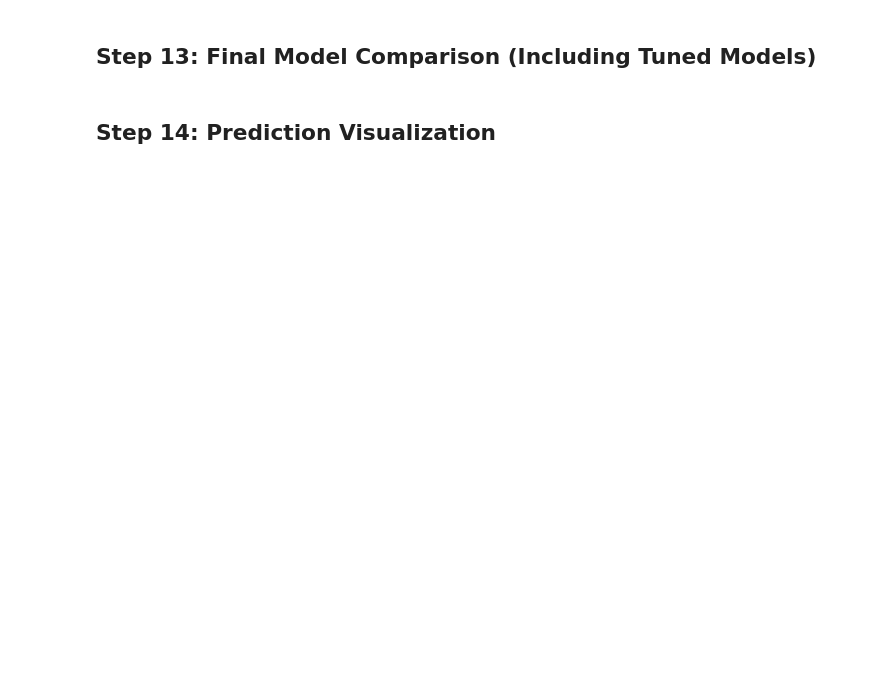
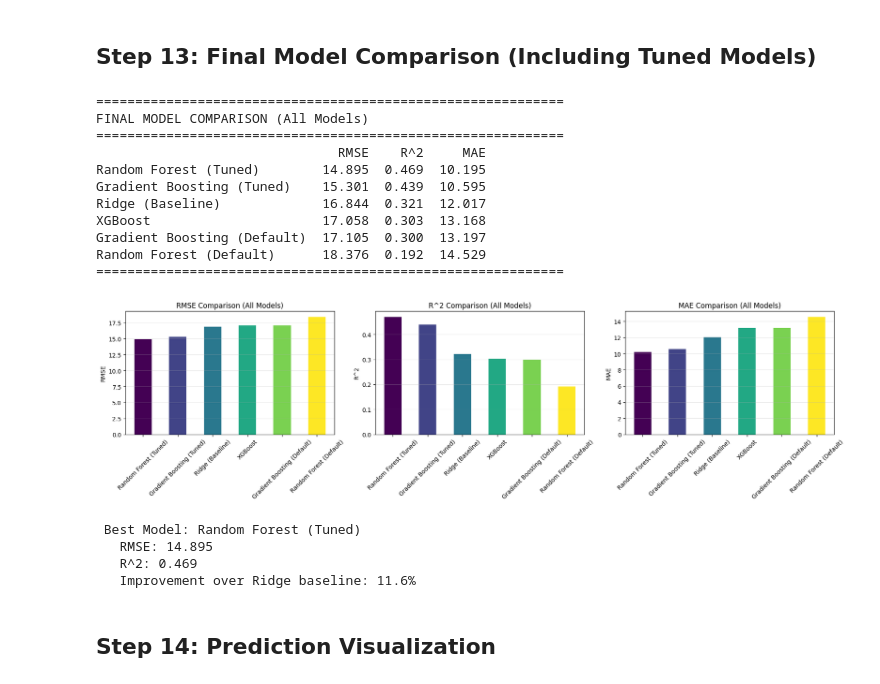
Before and after one commit to yaluk2333/242Amlproject, a Jupyter notebook: code/rf_gb.ipynb, the cells around one changed output. Drawn from its saved outputs; the diff is of its cells as text; code cells hidden in the pictures; blank space fills up the shorter version.

```diff
--- a/code/rf_gb.ipynb
+++ b/code/rf_gb.ipynb
@@ -427,47 +502,62 @@ print(f"Improvement over baseline: RMSE reduction = {rmse_ridge - rmse_gb_tuned:
 # %%
 # Final results including tuned models
 final_results = {
-    "Ridge (Baseline)": {"RMSE": rmse_ridge, "R²": r2_ridge, "MAE": mae_ridge},
-    "Random Forest (Default)": {"RMSE": rmse_rf, "R²": r2_rf, "MAE": mae_rf},
-    "Random Forest (Tuned)": {"RMSE": rmse_rf_tuned, "R²": r2_rf_tuned, "MAE": mean_absolute_error(y_test, y_pred_rf_tuned)},
-    "Gradient Boosting (Default)": {"RMSE": rmse_gb, "R²": r2_gb, "MAE": mae_gb},
-    "Gradient Boosting (Tuned)": {"RMSE": rmse_gb_tuned, "R²": r2_gb_tuned, "MAE": mean_absolute_error(y_test, y_pred_gb_tuned)}
+    "Ridge (Baseline)": {"RMSE": rmse_ridge, "R^2": r2_ridge, "MAE": mae_ridge},
+    "Random Forest (Default)": {"RMSE": rmse_rf, "R^2": r2_rf, "MAE": mae_rf},
+    "Random Forest (Tuned)": {"RMSE": rmse_rf_tuned, "R^2": r2_rf_tuned, "MAE": mean_absolute_error(y_test, y_pred_rf_tuned)},
+    "Gradient Boosting (Default)": {"RMSE": rmse_gb, "R^2": r2_gb, "MAE": mae_gb},
+    "Gradient Boosting (Tuned)": {"RMSE": rmse_gb_tuned, "R^2": r2_gb_tuned, "MAE": mean_absolute_error(y_test, y_pred_gb_tuned)},
+    "XGBoost": {"RMSE": rmse_xgb, "R^2": r2_xgb, "MAE": mae_xgb}
 }
-
-if XGBOOST_AVAILABLE:
-    final_results["XGBoost"] = {"RMSE": rmse_xgb, "R²": r2_xgb, "MAE": mae_xgb}
 
 final_comparison_df = pd.DataFrame(final_results).T
 final_comparison_df = final_comparison_df.round(3)
 final_comparison_df = final_comparison_df.sort_values("RMSE")
 
 print("=" * 60)
 print("FINAL MODEL COMPARISON (All Models)")
 print("=" * 60)
 print(final_comparison_df.to_string())
 print("=" * 60)
 
 # Visualize
 fig, axes = plt.subplots(1, 3, figsize=(18, 5))
 
 for idx, metric in enumerate(metrics):
     final_comparison_df[metric].plot(kind='bar', ax=axes[idx],
                                      color=plt.cm.viridis(np.linspace(0, 1, len(final_comparison_df))))
     axes[idx].set_title(f'{metric} Comparison (All Models)')
     axes[idx].set_ylabel(metric)
     axes[idx].tick_params(axis='x', rotation=45)
     axes[idx].grid(axis='y', alpha=0.3)
 
 plt.tight_layout()
 plt.show()
 
 # Find best model
 best_model_name = final_comparison_df.index[0]
 best_rmse = final_comparison_df.loc[best_model_name, 'RMSE']
-print(f"\n🏆 Best Model: {best_model_name}")
+print(f"\n Best Model: {best_model_name}")
 print(f"   RMSE: {best_rmse:.3f}")
-print(f"   R²: {final_comparison_df.loc[best_model_name, 'R²']:.3f}")
+print(f"   R^2: {final_comparison_df.loc[best_model_name, 'R^2']:.3f}")
 print(f"   Improvement over Ridge baseline: {((rmse_ridge - best_rmse) / rmse_ridge * 100):.1f}%")
+# %% [output]
+============================================================
+FINAL MODEL COMPARISON (All Models)
+============================================================
+                               RMSE    R^2     MAE
+Random Forest (Tuned)        14.895  0.469  10.195
+Gradient Boosting (Tuned)    15.301  0.439  10.595
+Ridge (Baseline)             16.844  0.321  12.017
+XGBoost                      17.058  0.303  13.168
+Gradient Boosting (Default)  17.105  0.300  13.197
+Random Forest (Default)      18.376  0.192  14.529
+============================================================
+[figure, added]
+ Best Model: Random Forest (Tuned)
+   RMSE: 14.895
+   R^2: 0.469
+   Improvement over Ridge baseline: 11.6%
 # %% [markdown]
 ## Step 14: Prediction Visualization
 # %%
```
Also changed, not shown: parts of 14 cells of this notebook.
